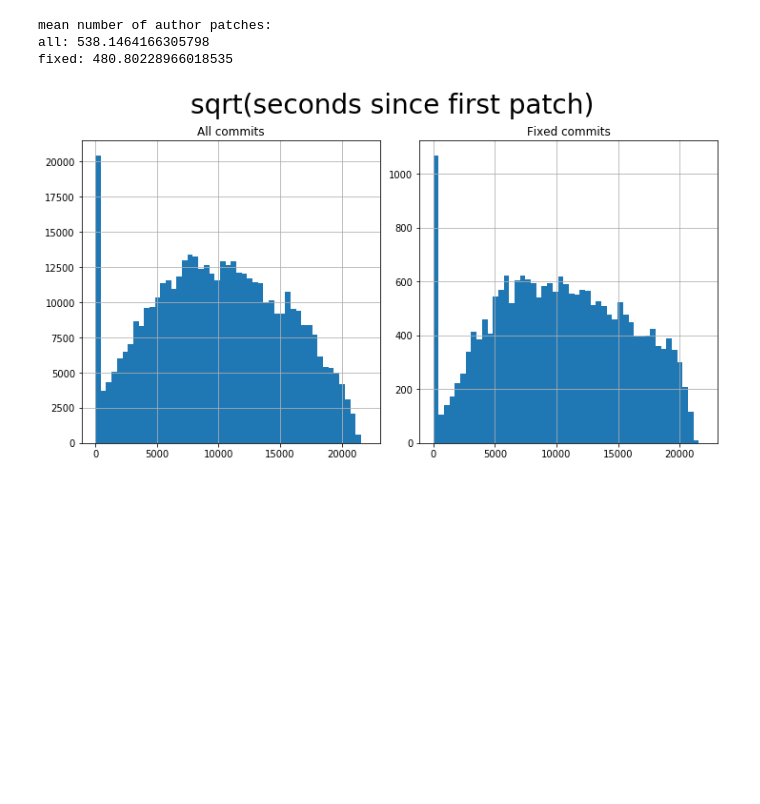
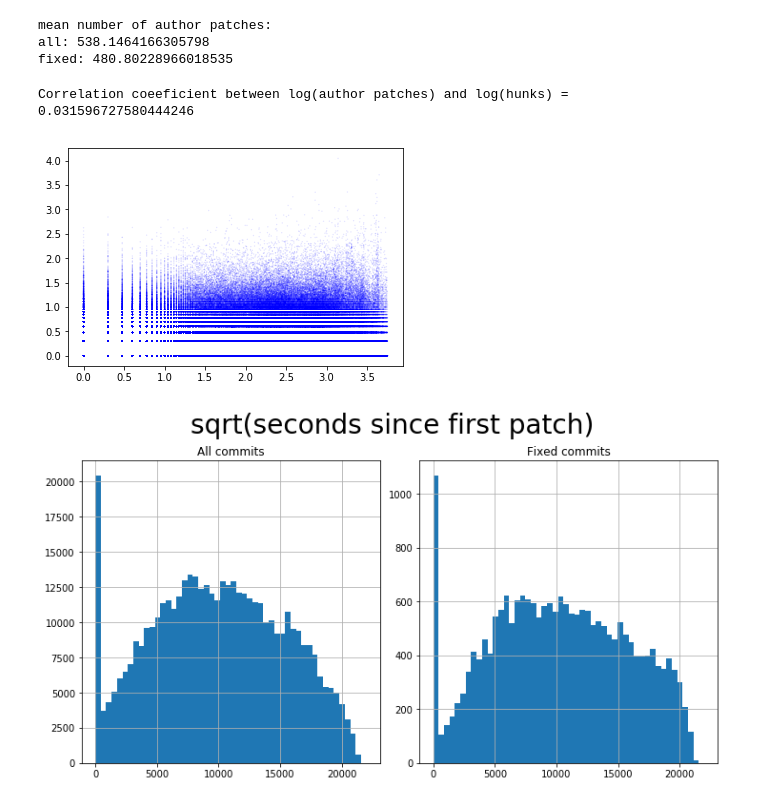
Before and after one commit to xypron/gitlog_analysis, a Jupyter notebook: gitlog_analysis.ipynb, the cells around one changed output. Cells and saved outputs as stored; diff of their text form; code cells hidden in the pictures; blank space fills up the shorter version.

```diff
--- a/gitlog_analysis.ipynb
+++ b/gitlog_analysis.ipynb
@@ -174,6 +178,15 @@ print("mean number of author patches:\nall: {}\nfixed: {}".format(
 mean number of author patches:
 all: 538.1464166305798
 fixed: 480.80228966018535
+# %%
+
+x=np.log10(commits[commits['hunks']>0]['author_patches'])
+y=np.log10(commits[commits['hunks']>0]['hunks'])
+plt.scatter(x, y, c='blue', alpha=0.1, s=2, edgecolors='none')
+print("Correlation coeeficient between log(author patches) and log(hunks) = {}".format(np.corrcoef(x,y)[0][1]))
+# %% [output]
+Correlation coeeficient between log(author patches) and log(hunks) = 0.031596727580444246
+[figure, added]
 # %%
 hist_side_by_side('sqrt(seconds since first patch)',
                   np.sqrt(commits['author_last_patch'] - commits['author_first_patch']),
```
Also changed, not shown: parts of 43 cells of this notebook.
